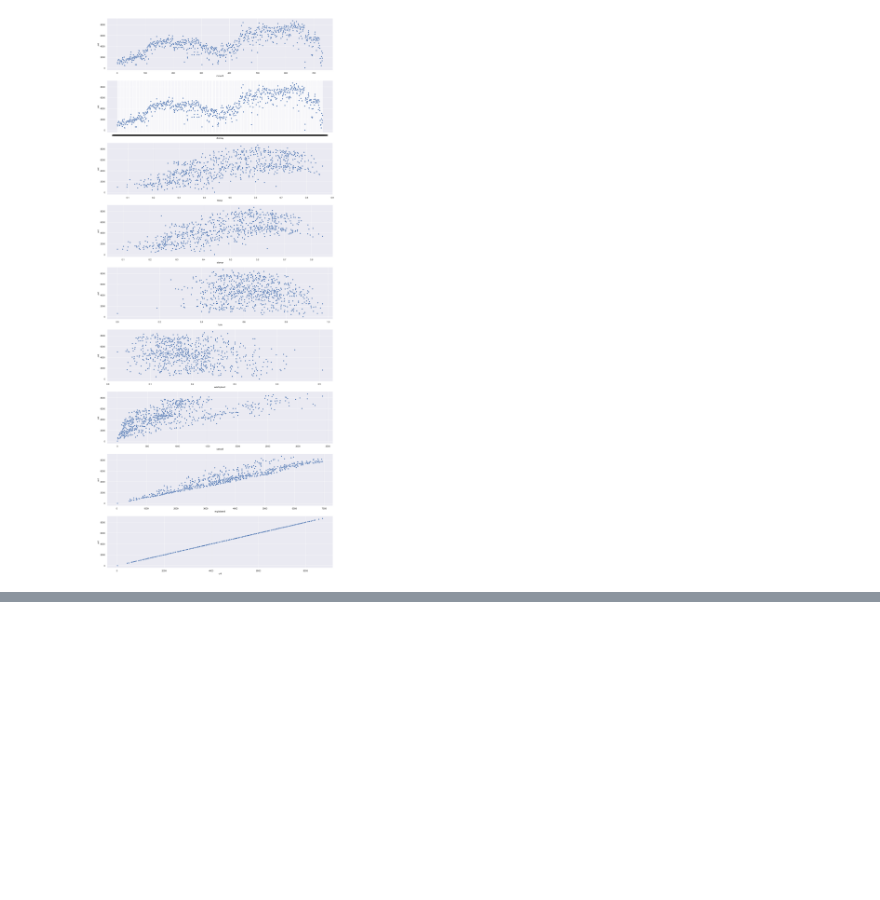
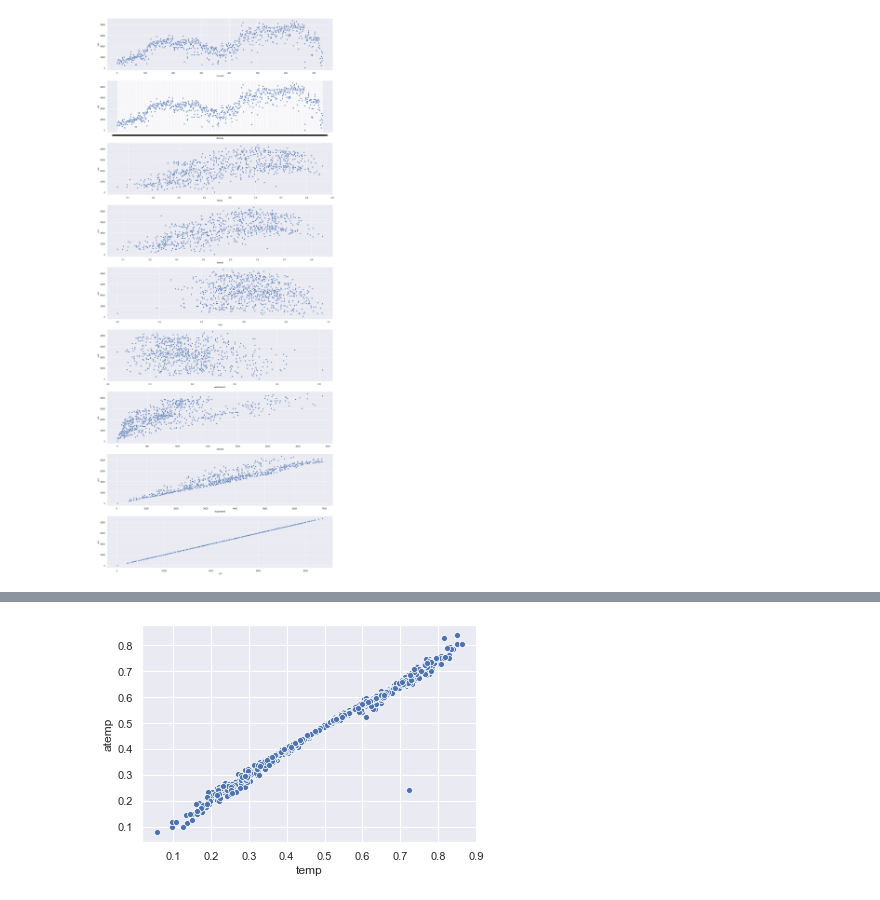
Before and after one commit to sonercand/bike-share, a Jupyter notebook: code/data understanding/dataUnderstanding.ipynb, the cells around one changed output, grey strips where cells are left out. Drawn from its saved outputs; the diff is of its cells as text; code cells hidden in the pictures; blank space fills up the shorter version.

```diff
--- a/code/dataUnderstanding.ipynb
+++ b/code/data understanding/dataUnderstanding.ipynb
@@ -74,0 +85,4 @@ for col in cols:
+# %%
+_=sns.scatterplot(x='temp', y="atemp", data=day)
+# %% [output]
+[figure, added]
```
Also changed, not shown: parts of 2 cells of this notebook, 1 other file.
